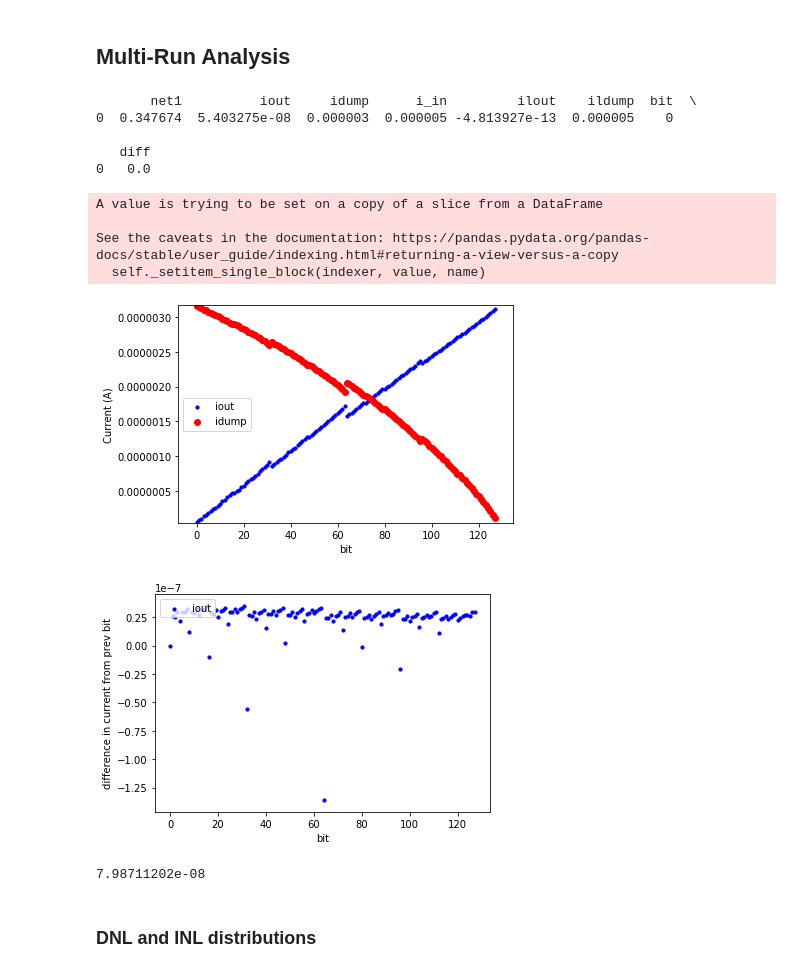
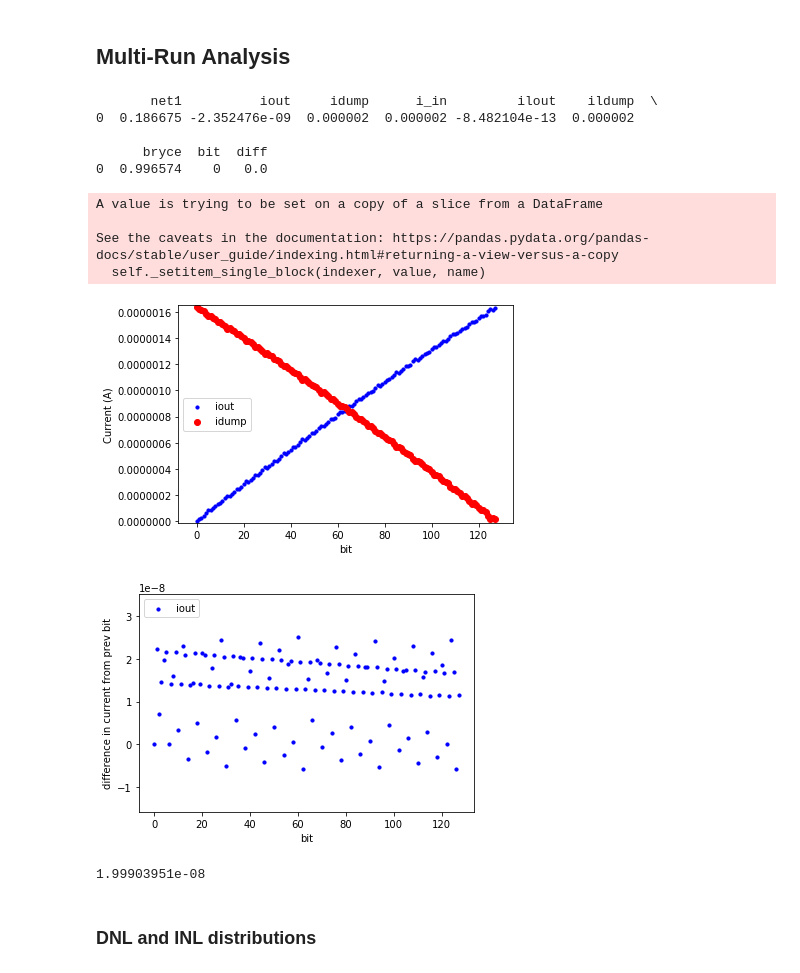
Before and after one commit to wFairmanOlin/madvlsi_proj_4, a Jupyter notebook: analysis.ipynb, the cells around one changed output. Drawn from its saved outputs; the diff is of its cells as text; code cells hidden in the pictures.

```diff
--- a/analysis.ipynb
+++ b/analysis.ipynb
@@ -50,12 +76,12 @@ theoretical 1bit current:  7.8125e-09
 # %%
 runs = 1
 #init data with first run
-data = pd.read_csv("data/mc_dac1.txt", sep=" +", engine='python')
+data = pd.read_csv("data/mc_dac11.txt", sep=" +", engine='python')
 
 #combine multiple runs
 for i in range(1, runs):
-    data = pd.concat([data, pd.read_csv("data/mc_dac" + str(i + 1)+".txt", sep=" +", engine='python')])
-data.columns = ["net1", "iout", "idump", "i_in", "ilout", "ildump"]
+    data = pd.concat([data, pd.read_csv("data/mc_dac1" + str(i + 1)+".txt", sep=" +", engine='python')])
+data.columns = ["net1", "iout", "idump", "i_in", "ilout", "ildump", "bryce"]
 data["bit"] = data.index % 128
 data["diff"] = data["iout"].diff(1)
 
@@ -70,40 +96,40 @@ ax1.scatter(data.bit, data.iout, s=10, c='b', label='iout')
 ax1.scatter(data.bit, data.idump, c='r', label='idump')
 # ax1.scatter(data.bit, data.i_in, c='g', label='i in')
 plt.ylim(data.iout.min()-1e-8, data.idump.max()+1e-8)
 # plt.xlim(60,80)
 plt.legend(loc='center left');
 plt.xlabel("bit")
 plt.ylabel("Current (A)")
 plt.show()
 
 #plotting diffs
 fig = plt.figure()
 ax1 = fig.add_subplot()
 ax1.scatter(data["bit"], data["diff"], s=10, c='b', label='iout')
 plt.ylim(data["diff"].min()-1e-8, data["diff"].max()+1e-8)
 # plt.xlim(60,80)
 plt.legend(loc='upper left');
 plt.xlabel("bit")
 plt.ylabel("difference in current from prev bit")
 plt.show()
 
 #density plot of diff
 # data["diff"].plot.density()
 
 print(data["iout"].iloc[1])
 # %% [output]
-       net1          iout     idump      i_in         ilout    ildump  bit  \
-0  0.347674  5.403275e-08  0.000003  0.000005 -4.813927e-13  0.000005    0
+       net1          iout     idump      i_in         ilout    ildump  \
+0  0.186675 -2.352476e-09  0.000002  0.000002 -8.482104e-13  0.000002
 
-   diff
-0   0.0
+      bryce  bit  diff
+0  0.996574    0   0.0
 A value is trying to be set on a copy of a slice from a DataFrame
 
 See the caveats in the documentation: https://pandas.pydata.org/pandas-docs/stable/user_guide/indexing.html#returning-a-view-versus-a-copy
   self._setitem_single_block(indexer, value, name)
-[figure, old version]
+[figure, new version]
-[figure, old version]
+[figure, new version]
-7.98711202e-08
+1.99903951e-08
 # %% [markdown]
 ### DNL and INL distributions
 # %%
```
Also changed, not shown: parts of 10 cells of this notebook, 16 other files.
